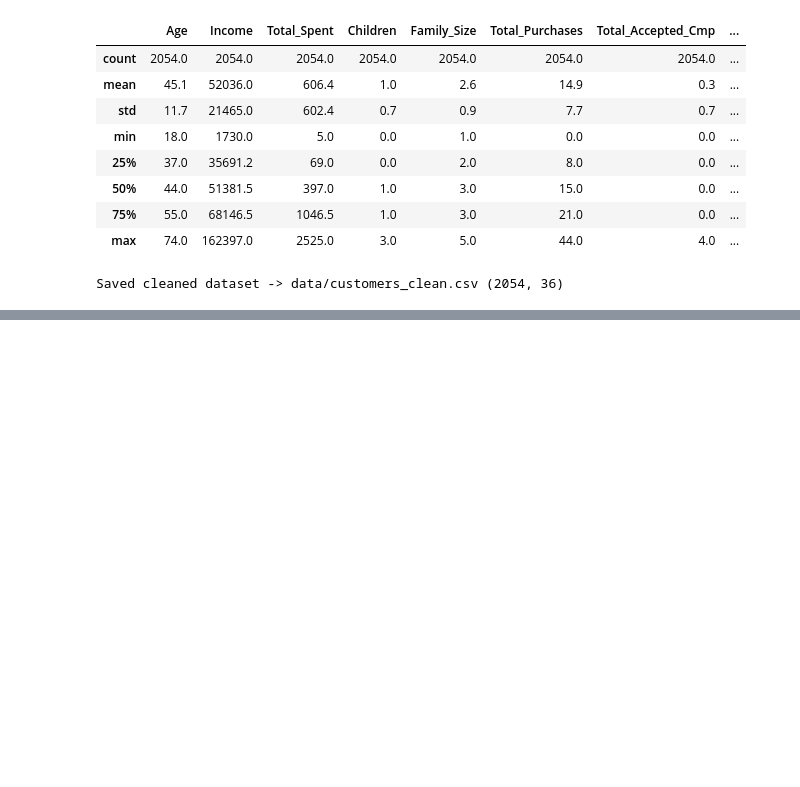
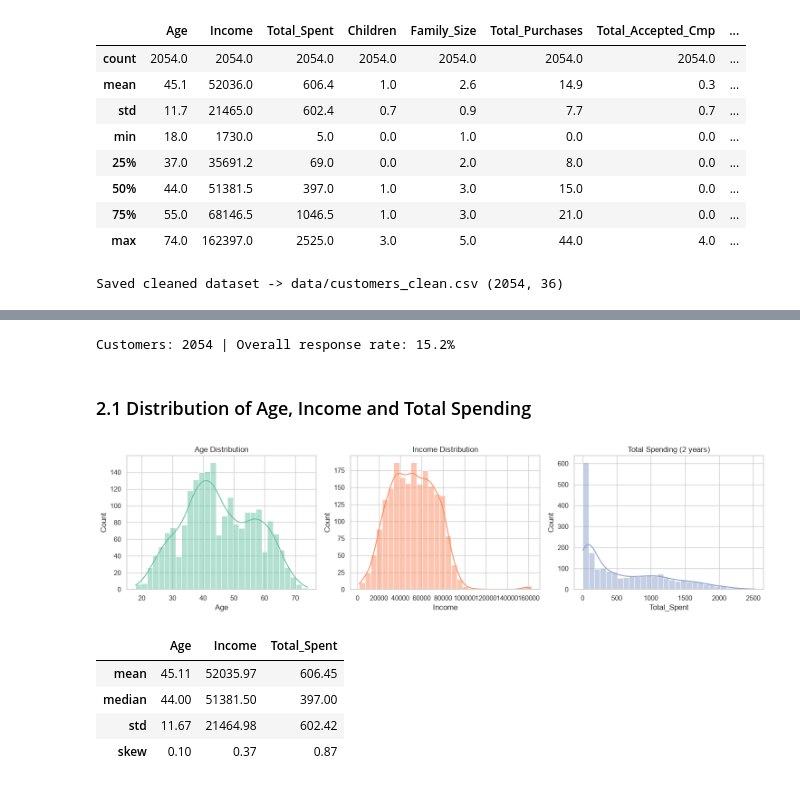
Before and after one commit to manasvigohil28/Customer-Segmentation-Campaign-Optimization, a Jupyter notebook: notebooks/analysis.ipynb, the cells around one changed output, grey strips where cells are left out. Drawn from its saved outputs; the diff is of its cells as text; code cells hidden in the pictures; blank space fills up the shorter version.

Commit message:
Step 2: Exploratory data analysis

```diff
--- a/notebooks/analysis.ipynb
+++ b/notebooks/analysis.ipynb
@@ -156,0 +160,21 @@ Saved cleaned dataset -> data/customers_clean.csv (2054, 36)
+# %%
+df = pd.read_csv("data/customers_clean.csv", parse_dates=["Dt_Customer"])
+print("Customers:", len(df), "| Overall response rate: {:.1%}".format(df["Response"].mean()))
+# %% [output]
+Customers: 2054 | Overall response rate: 15.2%
+# %% [markdown]
+### 2.1 Distribution of Age, Income and Total Spending
+# %%
+fig, ax = plt.subplots(1, 3, figsize=(15, 4))
+sns.histplot(df["Age"], bins=30, kde=True, ax=ax[0], color="#66c2a5"); ax[0].set_title("Age Distribution")
+sns.histplot(df["Income"], bins=30, kde=True, ax=ax[1], color="#fc8d62"); ax[1].set_title("Income Distribution")
+sns.histplot(df["Total_Spent"], bins=30, kde=True, ax=ax[2], color="#8da0cb"); ax[2].set_title("Total Spending (2 years)")
+save("02_distributions"); plt.show()
+df[["Age", "Income", "Total_Spent"]].agg(["mean", "median", "std", "skew"]).round(2)
+# %% [output]
+[figure, added]
+|  | Age | Income | Total_Spent |
+| mean | 45.11 | 52035.97 | 606.45 |
+| median | 44.00 | 51381.50 | 397.00 |
+| std | 11.67 | 21464.98 | 602.42 |
+| skew | 0.10 | 0.37 | 0.87 |
```
Also changed, not shown: parts of 30 cells of this notebook, 10 other files.
